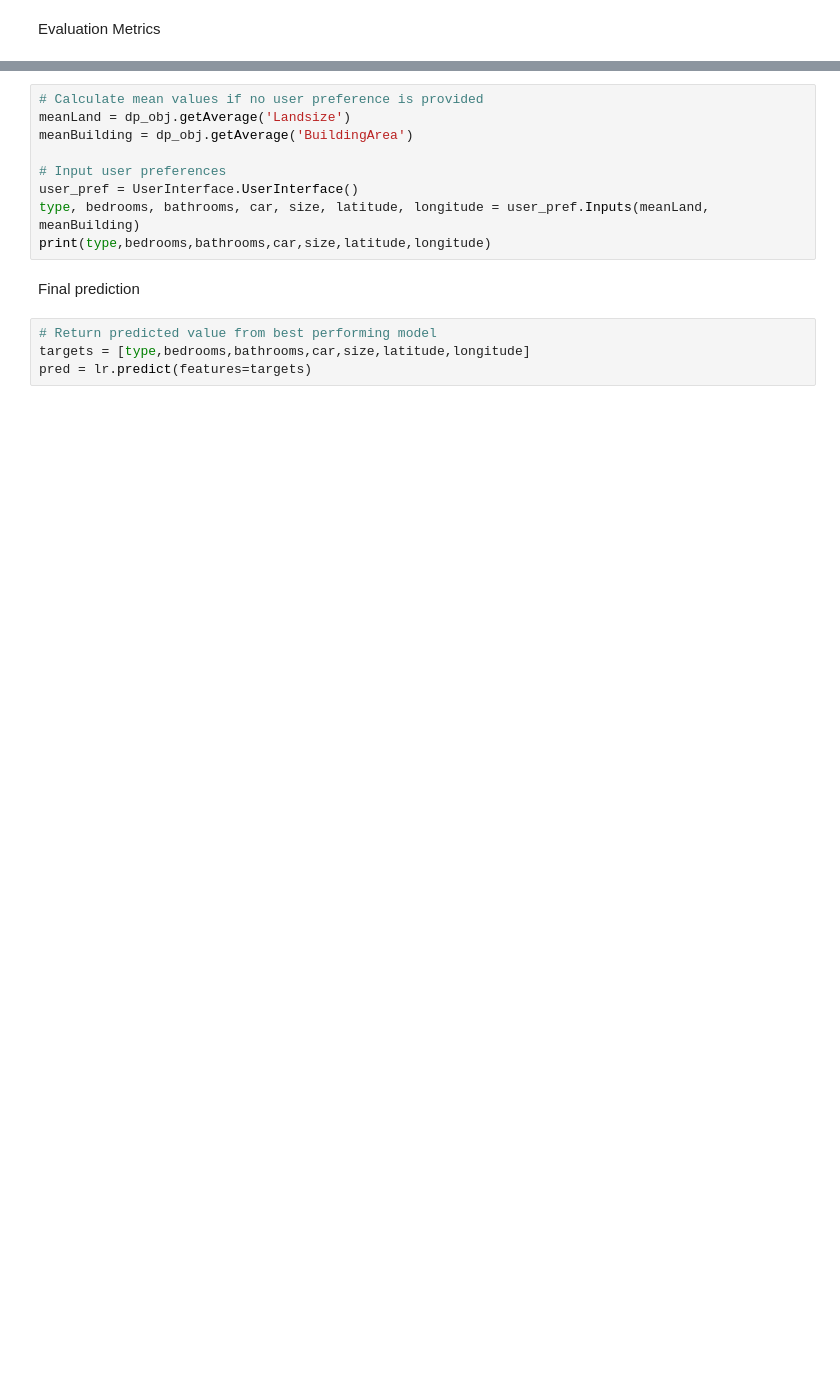
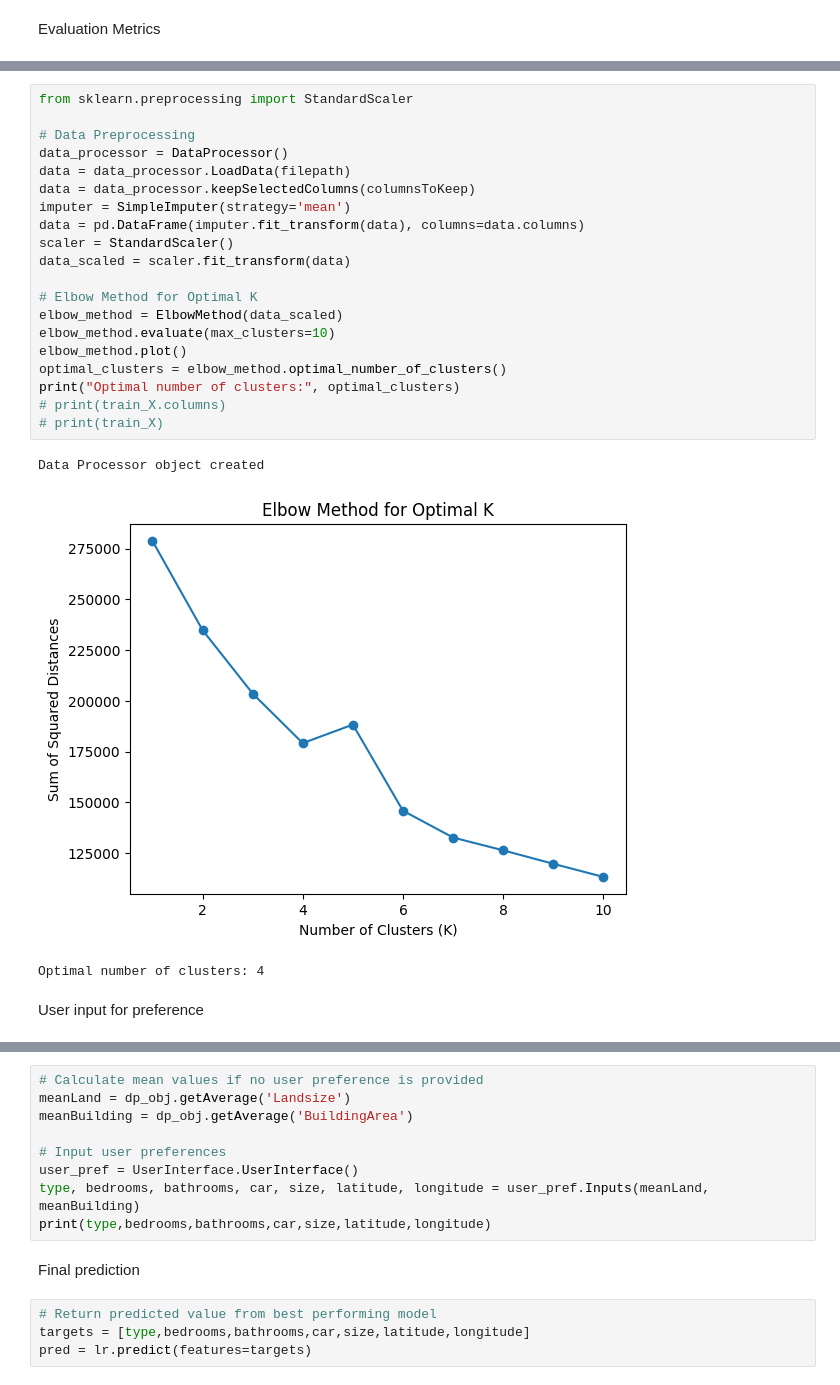
Before and after one commit to Wajeeha-B/ai_project.github.io, a Jupyter notebook: code/estimator.ipynb, the cells around one changed output, grey strips where cells are left out. Cells and saved outputs as stored; diff of their text form; blank space fills up the shorter version.

Commit message:
Evaluation updated with 2 different Elbow Methods

```diff
--- a/code/estimator.ipynb
+++ b/code/estimator.ipynb
@@ -213,4 +231,30 @@ Data Processor object created
 Optimal number of clusters: 1
+# %%
+from sklearn.preprocessing import StandardScaler
+
+# Data Preprocessing
+data_processor = DataProcessor()
+data = data_processor.LoadData(filepath)
+data = data_processor.keepSelectedColumns(columnsToKeep)
+imputer = SimpleImputer(strategy='mean')
+data = pd.DataFrame(imputer.fit_transform(data), columns=data.columns)
+scaler = StandardScaler()
+data_scaled = scaler.fit_transform(data)
+
+# Elbow Method for Optimal K
+elbow_method = ElbowMethod(data_scaled)
+elbow_method.evaluate(max_clusters=10)
+elbow_method.plot()
+optimal_clusters = elbow_method.optimal_number_of_clusters()
+print("Optimal number of clusters:", optimal_clusters)
+# print(train_X.columns)
+# print(train_X)
+# %% [output]
+Data Processor object created
+[figure, added]
+Optimal number of clusters: 4
+# %% [markdown]
+User input for preference
 # %%
 from performance_metrics import calculate_silhouette_score
 # Assuming kmeans.cluster() returns x_new, points, centroids
```
Also changed, not shown: parts of 13 cells of this notebook.
